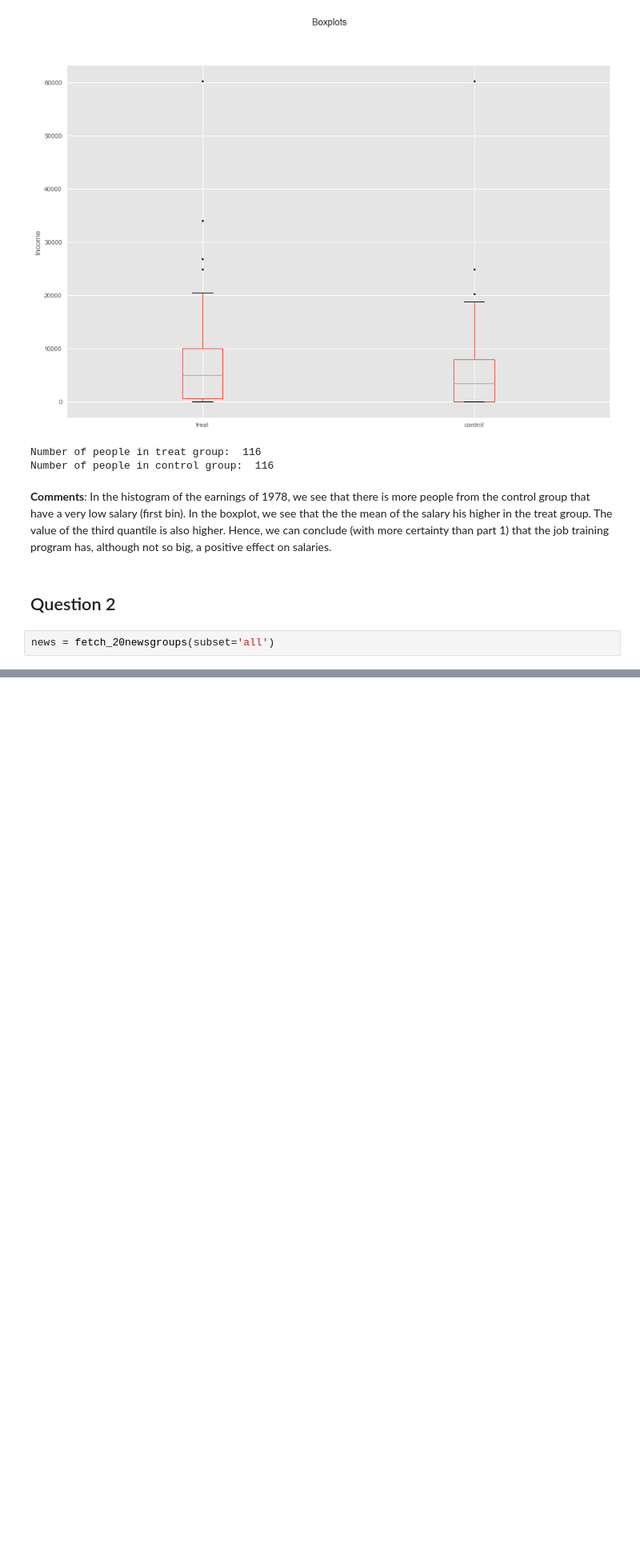
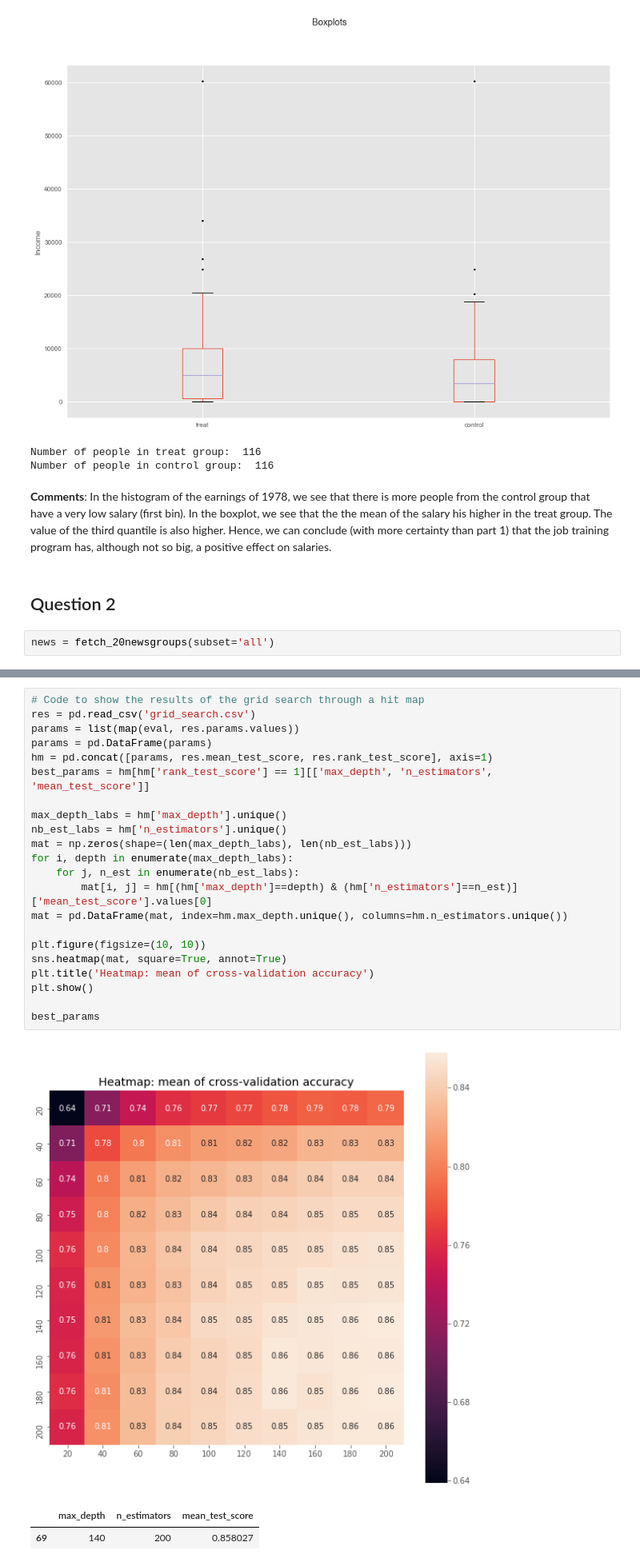
Before and after one commit to Timonzimm/CS-401, a Jupyter notebook: HW04/Homework4.ipynb, the cells around one changed output, grey strips where cells are left out. Shown at 80% size. Cells and saved outputs as stored; diff of their text form; blank space fills up the shorter version.

```diff
--- a/HW04/Homework4.ipynb
+++ b/HW04/Homework4.ipynb
@@ -504,0 +520,26 @@ X_test = vectorizer.transform(X_test)
+# %%
+# Code to show the results of the grid search through a hit map
+res = pd.read_csv('grid_search.csv')
+params = list(map(eval, res.params.values))
+params = pd.DataFrame(params)
+hm = pd.concat([params, res.mean_test_score, res.rank_test_score], axis=1)
+best_params = hm[hm['rank_test_score'] == 1][['max_depth', 'n_estimators', 'mean_test_score']]
+
+max_depth_labs = hm['max_depth'].unique()
+nb_est_labs = hm['n_estimators'].unique()
+mat = np.zeros(shape=(len(max_depth_labs), len(nb_est_labs)))
+for i, depth in enumerate(max_depth_labs):
+    for j, n_est in enumerate(nb_est_labs):
+        mat[i, j] = hm[(hm['max_depth']==depth) & (hm['n_estimators']==n_est)]['mean_test_score'].values[0]
+mat = pd.DataFrame(mat, index=hm.max_depth.unique(), columns=hm.n_estimators.unique())
+
+plt.figure(figsize=(10, 10))
+sns.heatmap(mat, square=True, annot=True)
+plt.title('Heatmap: mean of cross-validation accuracy')
+plt.show()
+
+best_params
+# %% [output]
+[figure, added]
+|  | max_depth | n_estimators | mean_test_score |
+| 69 | 140 | 200 | 0.858027 |
```
Also changed, not shown: parts of 23 cells of this notebook, 1 other file.
